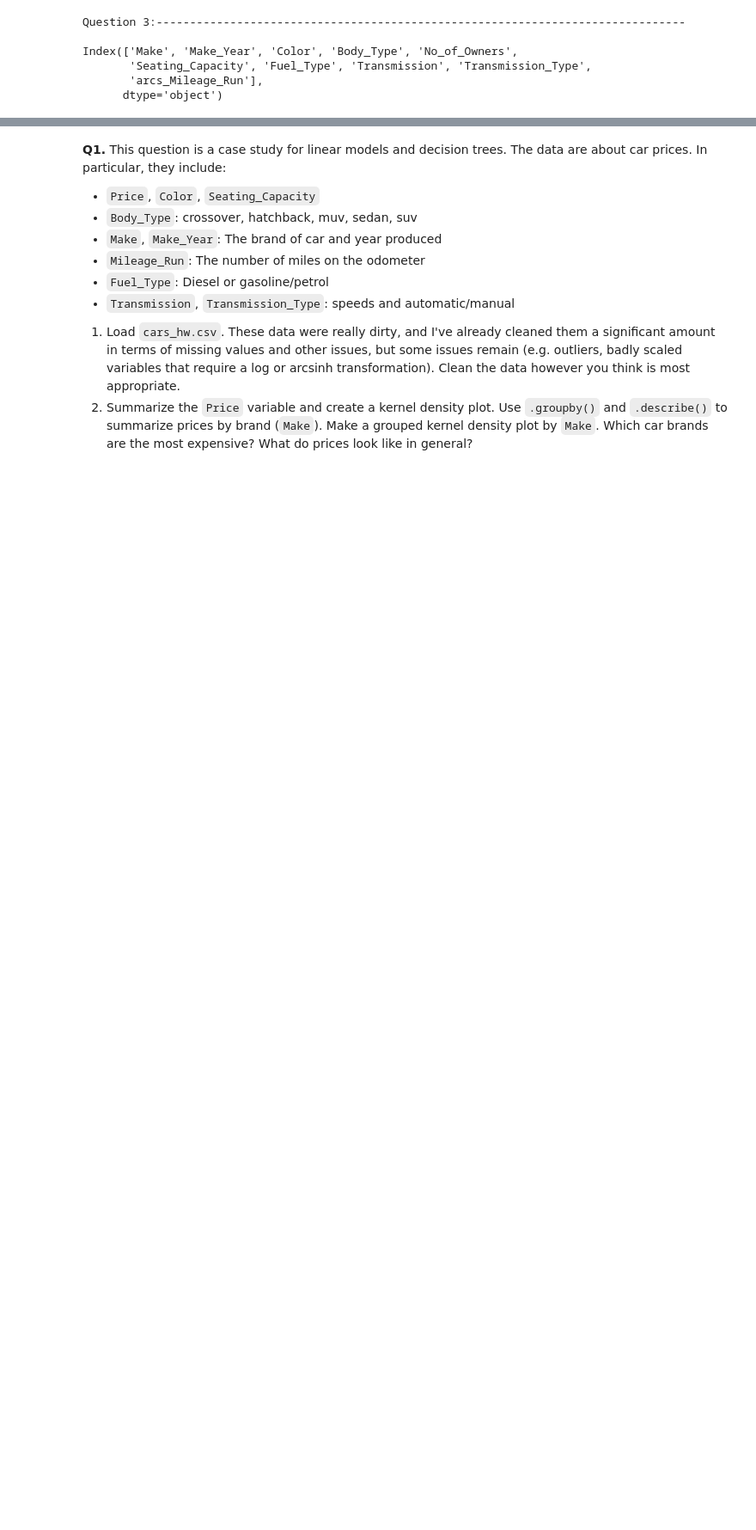
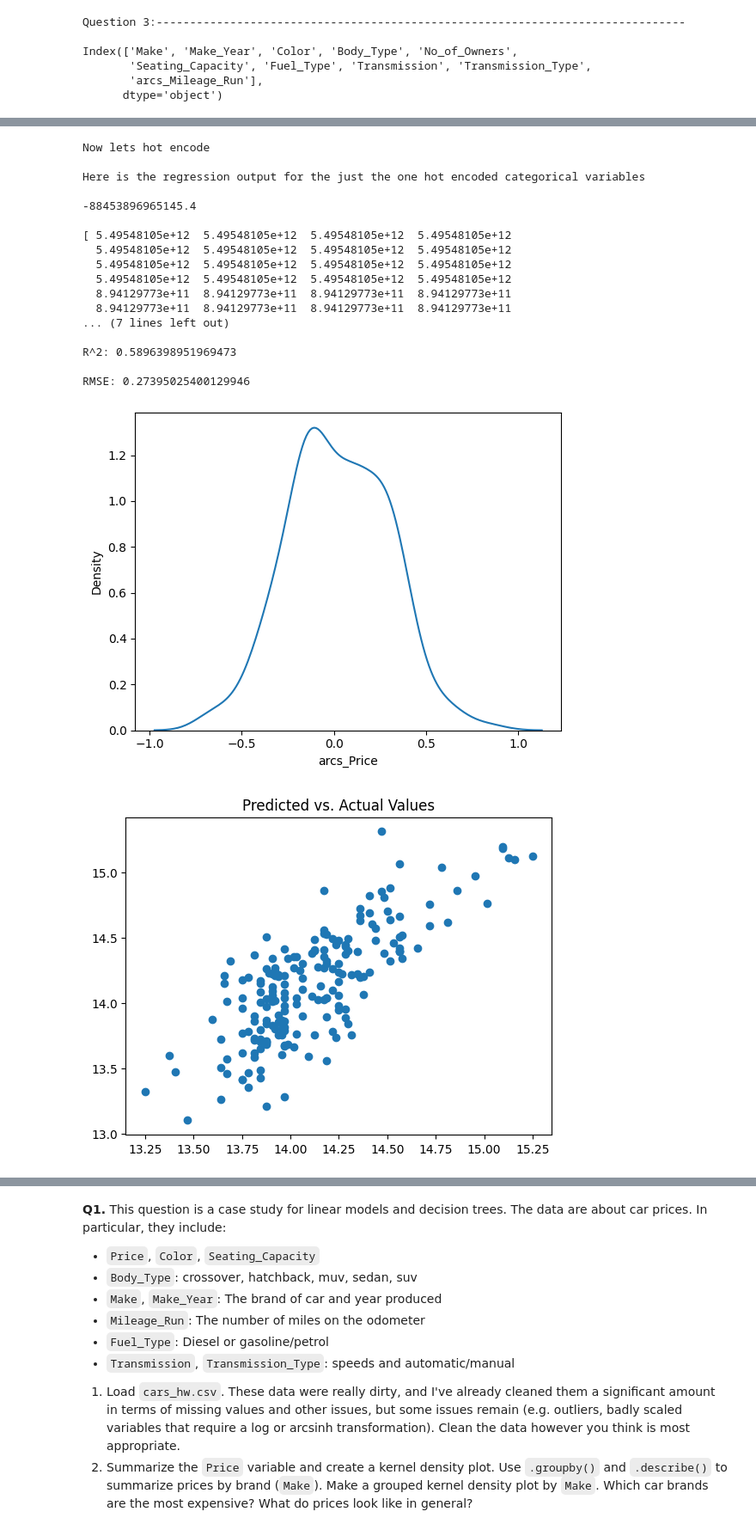
Before and after one commit to JRAlbanese/assignment4, a Jupyter notebook: assignment4.ipynb, the cells around one changed output, grey strips where cells are left out. Shown at 86% size. Drawn from its saved outputs; the diff is of its cells as text; code cells hidden in the pictures; blank space fills up the shorter version.

```diff
--- a/assignment4.ipynb
+++ b/assignment4.ipynb
@@ -12,6 +12,9 @@ import numpy as np
 import pandas as pd
 import seaborn as sns
 import matplotlib.pyplot as plt
+from sklearn.linear_model import LinearRegression # Import linear regression model
+from sklearn.model_selection import train_test_split
+from sklearn.metrics import mean_squared_error
 
 def pn(x, y = '\n'):
   print(x, y)
@@ -43,11 +46,14 @@ def runaregression(x_trn, x_tst, y_trn, y_tst):
   reg = LinearRegression().fit(x_trn, y_trn) # Fit the linear model: remember to use TRAINING DATA
   pn(reg.intercept_) # Intercept value
   pn(reg.coef_) # Regression coefficients
-  pn(reg.score(x_tst, y_tst)) # R squared measure
+  pn("R^2: " + str(reg.score(x_tst, y_tst))) # R squared measure
 
   # Predicted values:
   y_hat = reg.predict(x_tst)
   residuals_n = y_tst - y_hat
+  MSE = mean_squared_error(y_tst, y_hat)
+  RMSE = np.sqrt(MSE)
+  pn("RMSE: " + str(RMSE))
 
   ## Residual plot:
   sns.kdeplot(residuals_n)
@@ -238,6 +244,9 @@ Index(['Make', 'Make_Year', 'Color', 'Body_Type', 'No_of_Owners',
       dtype='object')
 # %%
 pn("Question 4:------------------------------------------------------------------------------------------")
+from sklearn.linear_model import LinearRegression # Import linear regression model
+from sklearn.model_selection import train_test_split
+from sklearn.metrics import mean_squared_error
 
 
 pn("I'm gonna make a split again using only numerical variables (columns)")
@@ -245,19 +254,48 @@ pn(carp1.columns)
 yn = carp1["arcs_Price"] #dependent
 Xn = carp1.drop(["Price", "arcs_Price", "Make", "Color", "Body_Type", "Mileage_Run", "Fuel_Type", "Transmission", "Transmission_Type", "No_of_Owners"], axis = 1) #only numerical independent variables
 
-pn(carp1["No_of_Owners"]) #indeed, this is categorical. I could also make this numerical if I wanted
+pn(carp1["No_of_Owners"]) #indeed, this is categorical. I could also make this numerical if I wanted, but not for now.
 
 pn(Xn.columns)
 
+pn("Here is the output for a regression with just the numerical data")
+Xn_train, Xn_test, yn_train, yn_test = train_test_split(Xn, yn, test_size=0.2, random_state=50)
+runaregression(Xn_train, Xn_test, yn_train, yn_test) #function we made using class notes at the start of thise assignment
 
 
-from sklearn.linear_model import LinearRegression # Import linear regression model
-from sklearn.model_selection import train_test_split
+pn("Now lets hot encode")
 
-pn("Here is the output for a regression with just the numerical data")
-Xn_train, Xn_test, yn_train, yn_test = train_test_split(Xn, yn, test_size=0.2, random_state=50)
+# Select categorical columns for one-hot encoding
+cat_columns = ["Make", "Color", "Body_Type", "Fuel_Type", "Transmission", "Transmission_Type", "No_of_Owners"]
 
-runaregression(Xn_train, Xn_test, yn_train, yn_test) #function we made using class notes at the start of thise assignment
+# Perform one-hot encoding using pd.get_dummies
+dcat_carp1 = pd.get_dummies(carp1[cat_columns])
+
+# Take a look at the first few rows of the one-hot encoded DataFrame
+dcat_carp1.head()
+
+# Now, you can use `dcat_carp1` as part of your regression model if needed
+# Concatenate the one-hot encoded categorical DataFrame with the numeric features DataFrame
+X = pd.concat([Xn, dcat_carp1], axis=1)
+
+pn("Here is the regression output for the just the one hot encoded categorical variables")
+# Now you can split this combined DataFrame into training and testing sets and run your regression
+X_train, X_test, y_train, y_test = train_test_split(dcat_carp1, yn, test_size=0.2, random_state=50)
+runaregression(X_train, X_test, y_train, y_test)  # Assuming runaregression is a function you defined for running regression
+
+
+pn("DUE TO HAVING BOTH A LOWER RMSE AND A HIGHER R^2, IT APPEARS THAT THE  HOT-ENCODED REGRESSION FORMORNS BETTER THAN THE PURELY NUMERICAL REGRESSION")
+
+pn("Lets do both combined now by concatinating the two dataframes we created")
+
+X_all = pd.concat([Xn, dcat_carp1], axis=1)
+X_all_train, X_all_test, y_all_train, y_all_test = train_test_split(X_all, yn, test_size=0.2, random_state=50)
+runaregression(X_all_train, X_all_test, y_all_train, y_all_test)
+
+pn("THE REGRESSION OF BOTH THE NUMERICAL AND THE HOT-ENCODED VARIABLES ON PRICE YIELDED THE HIGHEST R^2 AND LOWEST RMSE")
+pn("THIS INDICATES THAT OUR JOINT MODEL PERFORMS BEST OF THE 3 WE CREATED")
+
+#can include exact differences
 # %% [output]
 Question 4:------------------------------------------------------------------------------------------
 
@@ -279,2 +317,21 @@ Index(['Make', 'Make_Year', 'Color', 'Body_Type', 'Mileage_Run',
 [figure]
 [figure]
+Now lets hot encode
+
+Here is the regression output for the just the one hot encoded categorical variables
+
+-88453896965145.4
+
+[ 5.49548105e+12  5.49548105e+12  5.49548105e+12  5.49548105e+12
+  5.49548105e+12  5.49548105e+12  5.49548105e+12  5.49548105e+12
+  5.49548105e+12  5.49548105e+12  5.49548105e+12  5.49548105e+12
+  5.49548105e+12  5.49548105e+12  5.49548105e+12  5.49548105e+12
+  8.94129773e+11  8.94129773e+11  8.94129773e+11  8.94129773e+11
+  8.94129773e+11  8.94129773e+11  8.94129773e+11  8.94129773e+11
+... (7 lines left out)
+
+R^2: 0.5896398951969473
+
+RMSE: 0.27395025400129946
+[figure, added]
+[figure, added]
```
Also changed, not shown: parts of 2 cells of this notebook.
